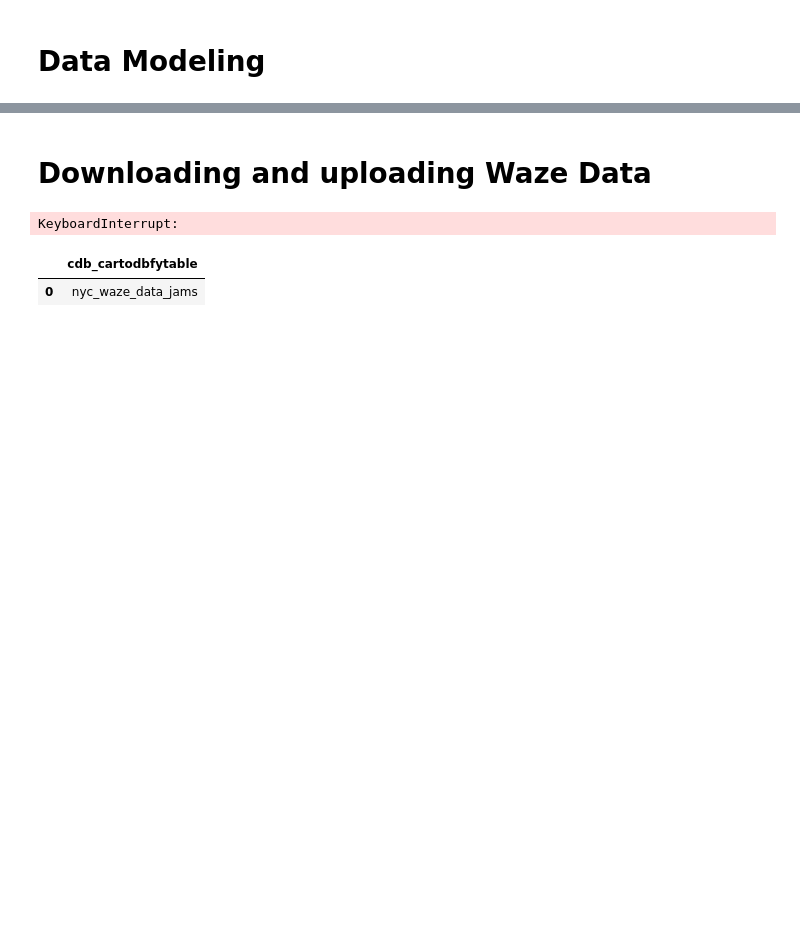
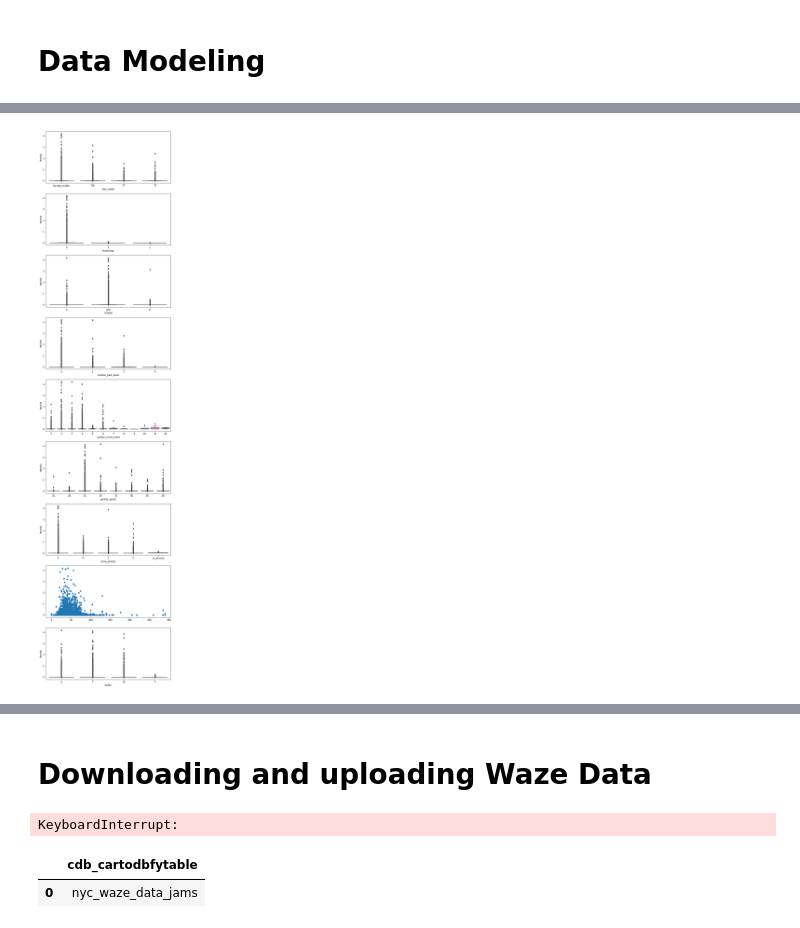
Before and after one commit to michellemho/nyc_collisions, a Jupyter notebook: NYC Road Collision Processing.ipynb, the cells around one changed output, grey strips where cells are left out. Drawn from its saved outputs; the diff is of its cells as text; code cells hidden in the pictures; blank space fills up the shorter version.

```diff
--- a/NYC Road Collision Processing.ipynb
+++ b/NYC Road Collision Processing.ipynb
@@ -413,0 +480,18 @@ x = collision_join[['bike_trafdir', 'bikelane', 'featuretyp', 'nonped', 'number_
+# %%
+# Add in density measurement
+data = collision_join
+data['density'] = data['collision_count']/data['shape_length']
+y = data['density']
+x = data[['bike_trafdir', 'featuretyp', 'nonped', 'number_park_lanes',
+       'number_travel_lanes', 'posted_speed',
+       'snow_priority', 'streetwidth_max', 'trafdir']]
+# %%
+fig, axes = plt.subplots(nrows=len(x.columns), figsize=(10, 5*len(x.columns)))
+
+for i, explan_var in enumerate(x.columns):
+    if explan_var != 'streetwidth_max':
+        seaborn.boxplot(x=explan_var, y="density", data=data, ax=axes[i])
+    else:
+        axes[i].scatter(data['streetwidth_max'], data['density'])
+# %% [output]
+[figure, added]
```
Also changed, not shown: parts of 35 cells of this notebook, 1 other file.
